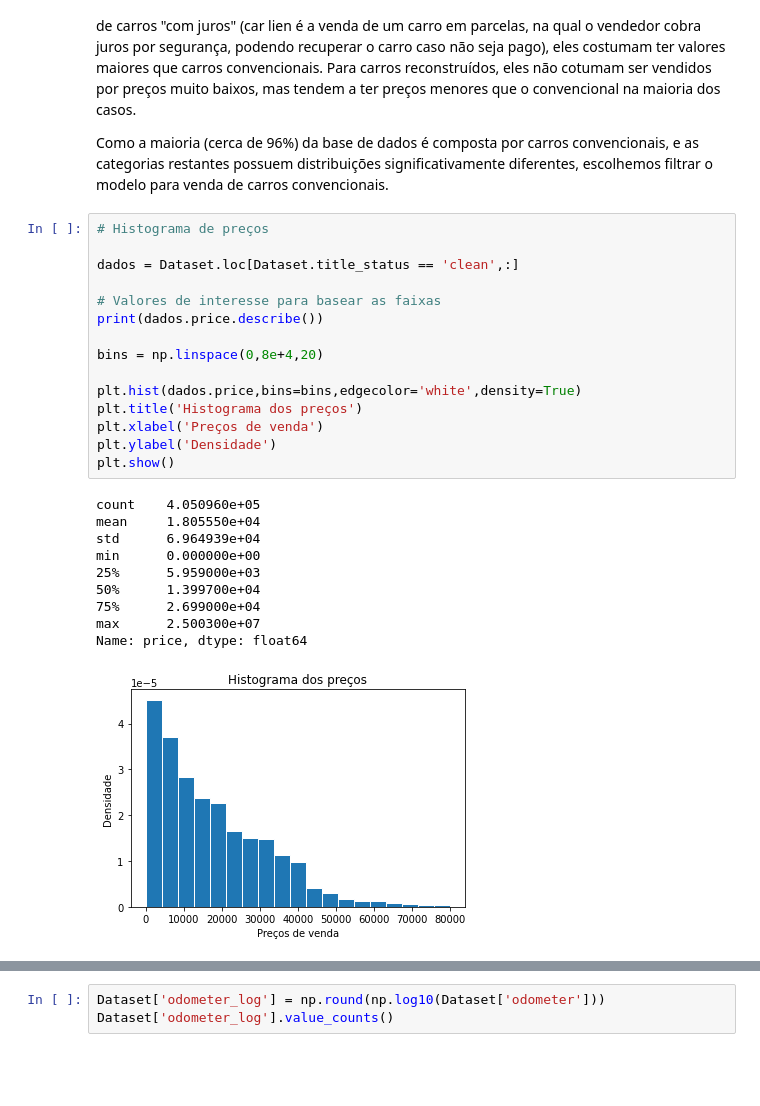
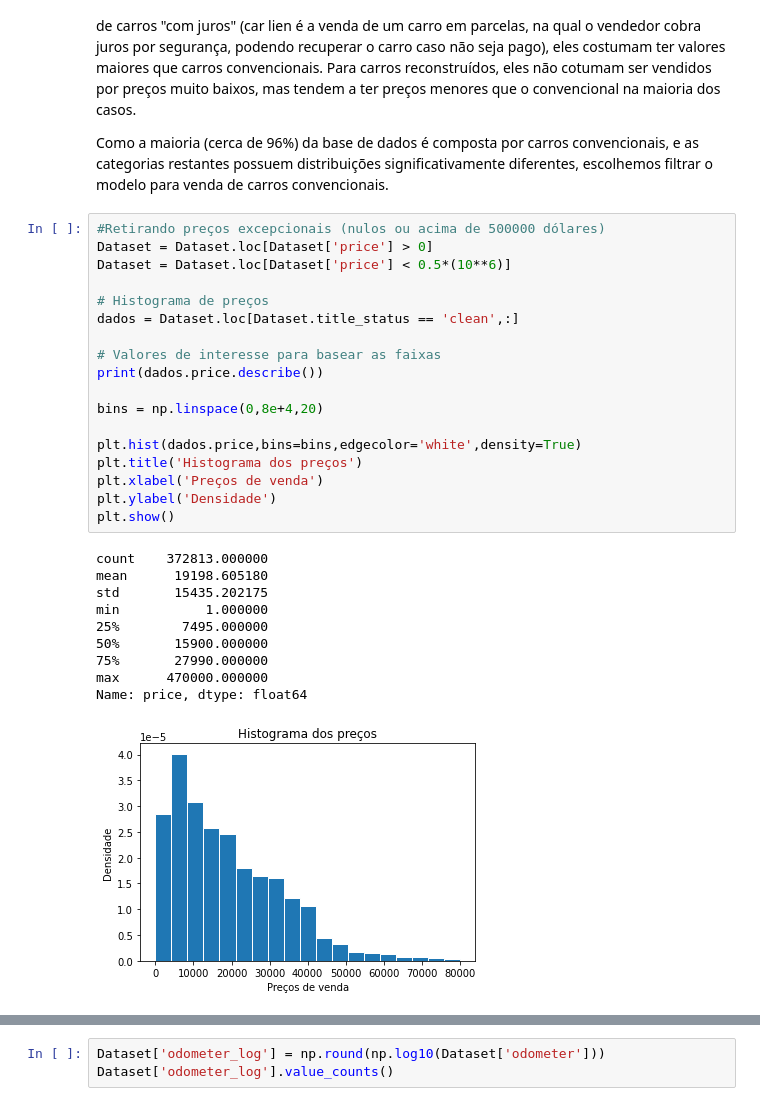
Before and after one commit to MekhyW/Car-Resell-Price-Predictor, a Jupyter notebook: Predictor.ipynb, the cells around one changed output, grey strips where cells are left out. Drawn from its saved outputs; the diff is of its cells as text; blank space fills up the shorter version.

Commit message:
Removed exceptional price entries

```diff
--- a/Predictor.ipynb
+++ b/Predictor.ipynb
@@ -101,31 +101,34 @@ Percebe-se que os preços de peças, carros com peça faltando e em más condiç
 
 Como a maioria (cerca de 96%) da base de dados é composta por carros convencionais, e as categorias restantes possuem distribuições significativamente diferentes, escolhemos filtrar o modelo para venda de carros convencionais.
 # %%
+#Retirando preços excepcionais (nulos ou acima de 500000 dólares)
+Dataset = Dataset.loc[Dataset['price'] > 0]
+Dataset = Dataset.loc[Dataset['price'] < 0.5*(10**6)]
+
 # Histograma de preços
-
 dados = Dataset.loc[Dataset.title_status == 'clean',:]
 
 # Valores de interesse para basear as faixas
 print(dados.price.describe())
 
 bins = np.linspace(0,8e+4,20)
 
 plt.hist(dados.price,bins=bins,edgecolor='white',density=True)
 plt.title('Histograma dos preços')
 plt.xlabel('Preços de venda')
 plt.ylabel('Densidade')
 plt.show()
 # %% [output]
-count    4.050960e+05
-mean     1.805550e+04
-std      6.964939e+04
-min      0.000000e+00
-25%      5.959000e+03
-50%      1.399700e+04
-75%      2.699000e+04
-max      2.500300e+07
+count    372813.000000
+mean      19198.605180
+std       15435.202175
+min           1.000000
+25%        7495.000000
+50%       15900.000000
+75%       27990.000000
+max      470000.000000
 Name: price, dtype: float64
-[figure, old version]
+[figure, new version]
 # %%
 # O gráfico se assemelha com uma exponencial, para verificar temos que:
 
```
Also changed, not shown: parts of 7 cells of this notebook.
